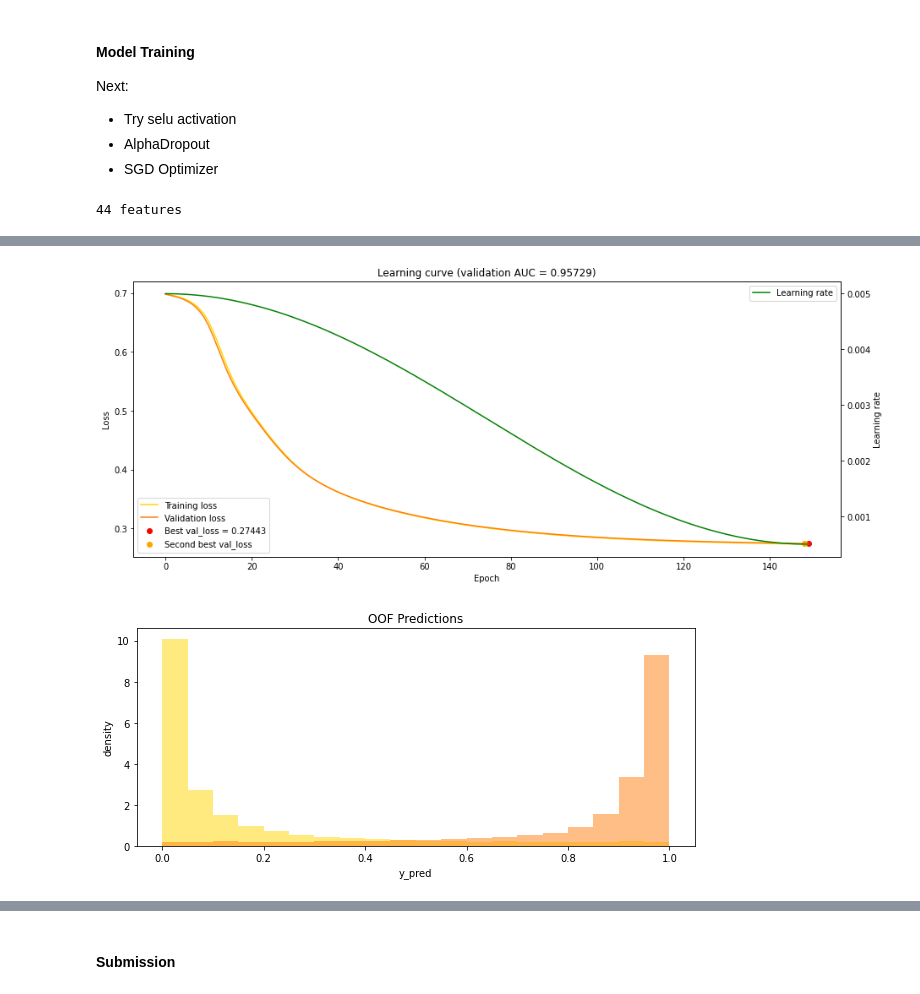
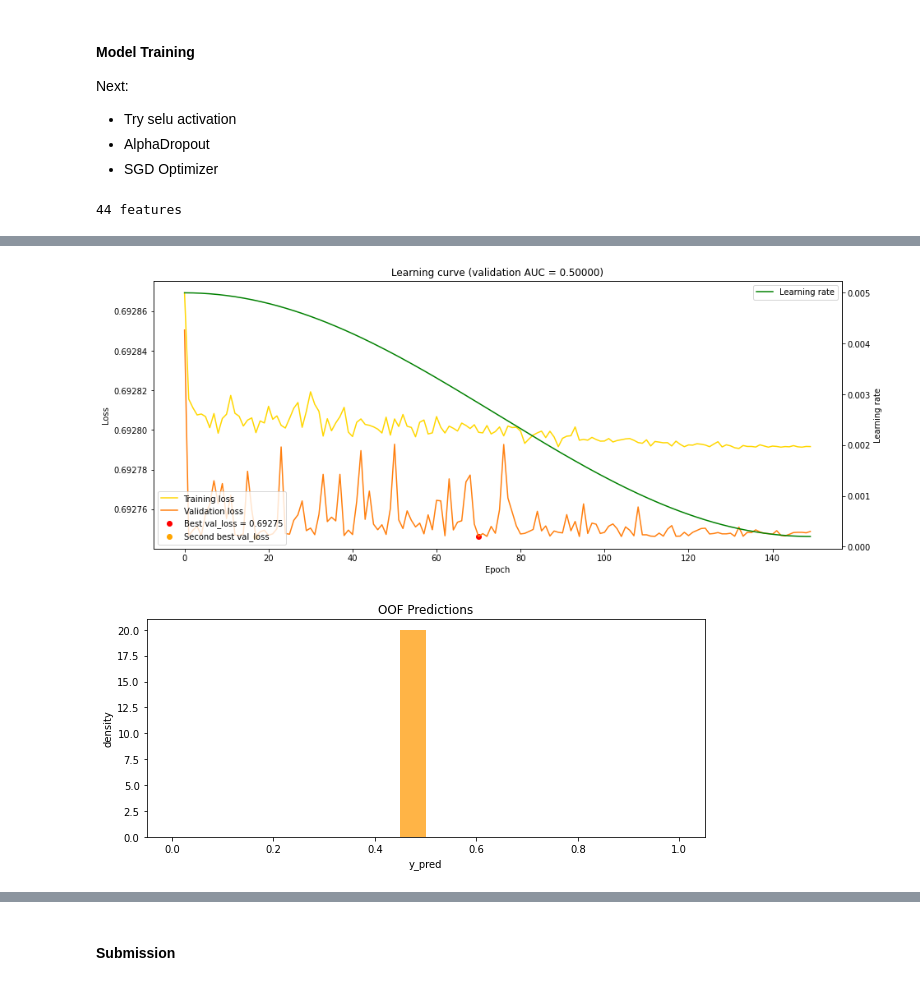
Before and after one commit to Harsh-2420/kaggle, a Jupyter notebook: mish-nn-tps-may2022.ipynb, the cells around one changed output, grey strips where cells are left out. Drawn from its saved outputs; the diff is of its cells as text; code cells hidden in the pictures.

```diff
--- a/mish-nn-tps-may2022.ipynb
+++ b/mish-nn-tps-may2022.ipynb
@@ -254,31 +254,36 @@ def my_model():
     Returns a (not yet compiled) instance of tensorflow.keras.models.Model.
     """
     activation = 'swish'
+    kinit = tf.keras.initializers.RandomNormal()
 #     activation = 'selu'
 #     activation = mish
     inputs = Input(shape=(len(features)))
     x = Dense(64, kernel_regularizer=tf.keras.regularizers.l2(40e-6),
               activation=activation,
-              kernel_initializer='lecun_normal'
+              kernel_initializer=kinit
              )(inputs)
 #     x = AlphaDropout(0.1)(x)
     x = Dense(64, kernel_regularizer=tf.keras.regularizers.l2(40e-6),
               activation=activation,
-              kernel_initializer='lecun_normal'
+              kernel_initializer=kinit
              )(x)
 #     x = Dropout(0.2)(x)
 #     x = AlphaDropout(0.1)(x)
     x = Dense(64, kernel_regularizer=tf.keras.regularizers.l2(40e-6),
               activation=activation,
-              kernel_initializer='lecun_normal'
+              kernel_initializer=kinit
              )(x)
     x = Dense(32, kernel_regularizer=tf.keras.regularizers.l2(40e-6),
           activation=activation,
-              kernel_initializer='lecun_normal'
+              kernel_initializer=kinit
              )(x)
     x = Dense(16, kernel_regularizer=tf.keras.regularizers.l2(40e-6),
               activation=activation,
-              kernel_initializer='lecun_normal'
+              kernel_initializer=kinit
+             )(x)
+    x = Dense(16, kernel_regularizer=tf.keras.regularizers.l2(40e-6),
+              activation=activation,
+              kernel_initializer=kinit
              )(x)
     x = Dense(1, #kernel_regularizer=tf.keras.regularizers.l2(1e-6),
               activation='sigmoid',
@@ -337,7 +342,7 @@ def fit_model(X_tr, y_tr, X_va=None, y_va=None, run=0):
 
     else: # use cosine learning rate decay rather than early stopping
         epochs = EPOCHS_COSINEDECAY
-        lr_end = 0.0005
+        lr_end = 0.0002
         def cosine_decay(epoch):
             # w decays from 1 to 0 in every cycle
             # epoch == 0                  -> w = 1 (first epoch of cycle)
@@ -368,8 +373,8 @@ def fit_model(X_tr, y_tr, X_va=None, y_va=None, run=0):
 #         )
     model = my_model()
     model.compile(
-#         optimizer=tf.keras.optimizers.Adam(learning_rate=lr_start),
-        optimizer=tf.keras.optimizers.SGD(learning_rate=lr_start),
+        optimizer=tf.keras.optimizers.Adam(learning_rate=lr_start),
+#         optimizer=tf.keras.optimizers.SGD(learning_rate=lr_start),
                   metrics='AUC',
                   loss=tf.keras.losses.BinaryCrossentropy())
 
@@ -453,2 +458,2 @@ Fold 0.0 | 03:43 | Training loss: 0.2734 | Val loss: 0.2744 | AUC: 0.95729
-[figure, old version]
+[figure, new version]
-[figure, old version]
+[figure, new version]
```
Also changed, not shown: parts of 2 cells of this notebook.
